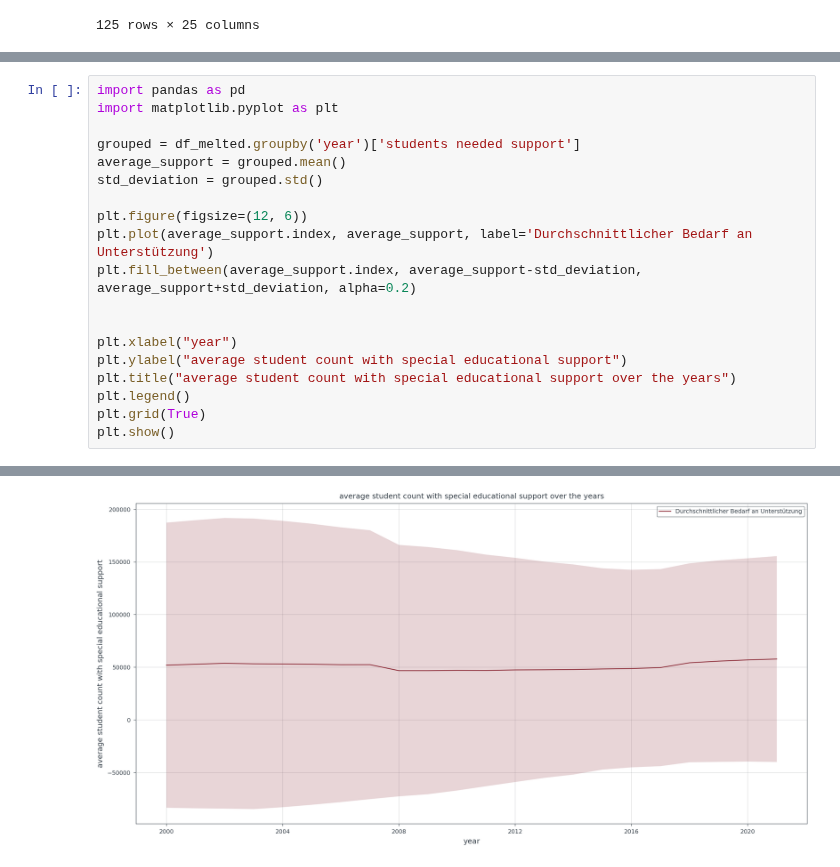
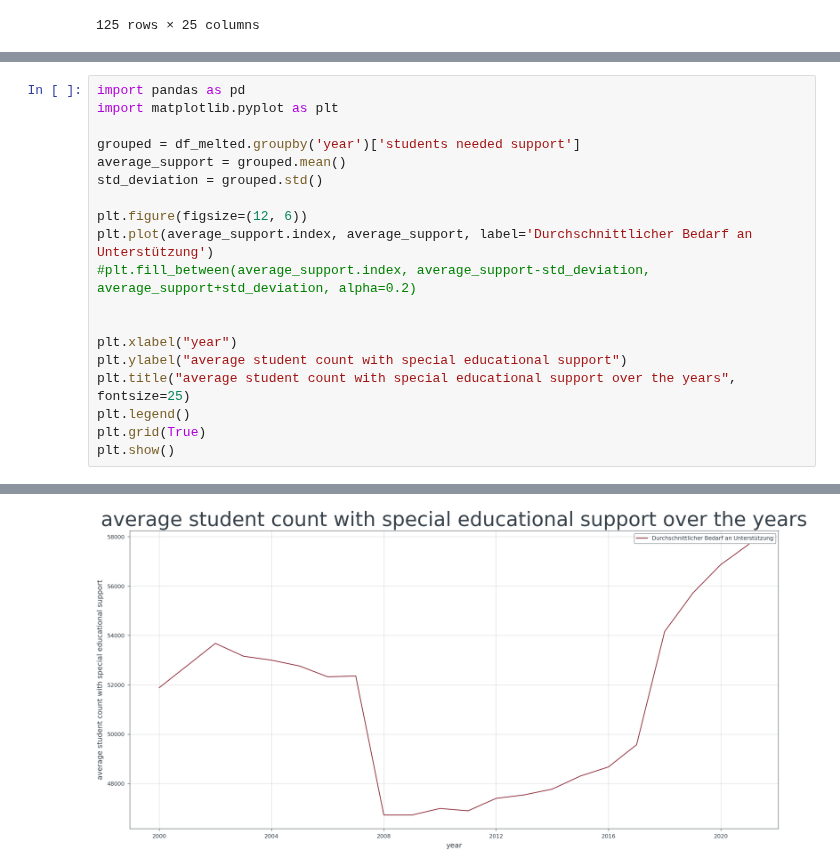
Before and after one commit to KarylReyne/DataLiteracyWS23, a Jupyter notebook: exp/JS-003-Students_With_Special_Edu_Support.ipynb, the cells around one changed output, grey strips where cells are left out. Saved outputs shown, nothing was run; the diff lists cells and outputs as text.

```diff
--- a/exp/JS-003-Students_With_Special_Edu_Support.ipynb
+++ b/exp/JS-003-Students_With_Special_Edu_Support.ipynb
@@ -109,12 +110,12 @@ std_deviation = grouped.std()
 
 plt.figure(figsize=(12, 6))
 plt.plot(average_support.index, average_support, label='Durchschnittlicher Bedarf an Unterstützung')
-plt.fill_between(average_support.index, average_support-std_deviation, average_support+std_deviation, alpha=0.2)
+#plt.fill_between(average_support.index, average_support-std_deviation, average_support+std_deviation, alpha=0.2)
 
 
 plt.xlabel("year")
 plt.ylabel("average student count with special educational support")
-plt.title("average student count with special educational support over the years")
+plt.title("average student count with special educational support over the years", fontsize=25)
 plt.legend()
 plt.grid(True)
 plt.show()
@@ -135,5 +136,5 @@ findfont: Generic family 'sans-serif' not found because none of the following fa
 findfont: Generic family 'sans-serif' not found because none of the following families were found: Roboto Condensed
 findfont: Generic family 'sans-serif' not found because none of the following families were found: Roboto Condensed
 findfont: Generic family 'sans-serif' not found because none of the following families were found: Roboto Condensed
 findfont: Generic family 'sans-serif' not found because none of the following families were found: Roboto Condensed
-[figure, old version]
+[figure, new version]
```
Also changed, not shown: parts of 3 cells of this notebook.
